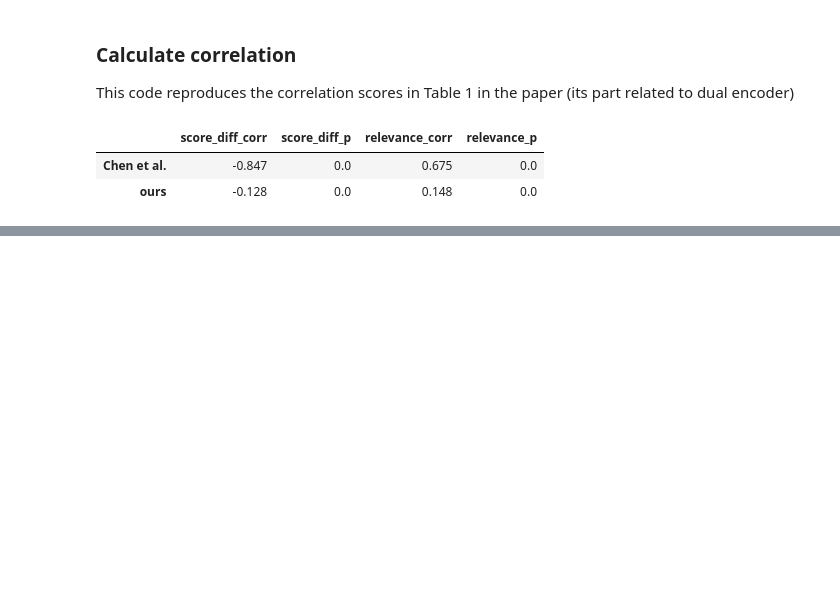
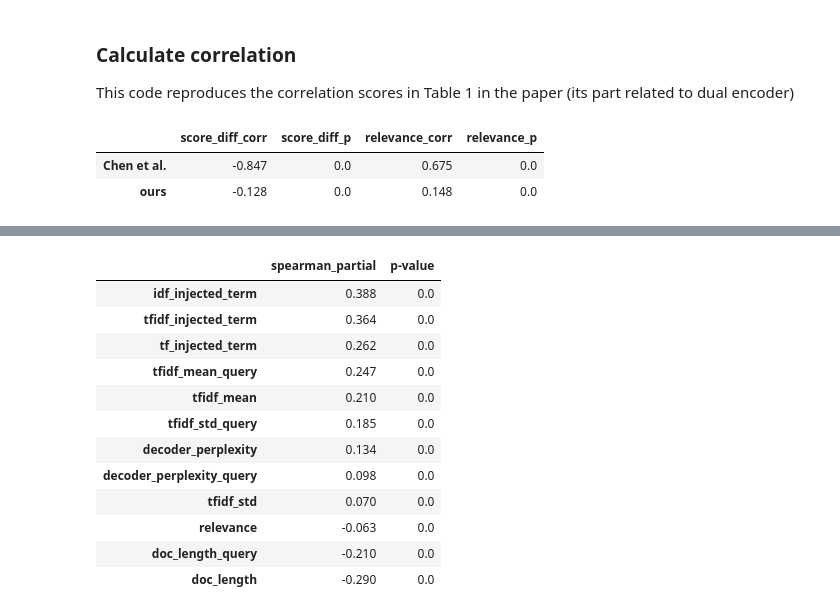
Before and after one commit to polgrisha/best-practices-ir-patching, a Jupyter notebook: notebooks/dual_encoder_correlation_analysis_TFC1.ipynb, the cells around one changed output, grey strips where cells are left out. Saved outputs shown, nothing was run; the diff lists cells and outputs as text; code cells hidden in the pictures; blank space fills up the shorter version.

```diff
--- a/notebooks/dual_encoder_correlation_analysis_TFC1.ipynb
+++ b/notebooks/dual_encoder_correlation_analysis_TFC1.ipynb
@@ -180,0 +205,21 @@ pd.DataFrame(correlation_scores).T.round(3)
+# %%
+features = ['score_delta', 'relevance', 'doc_length', 'doc_length_query', 'tfidf_injected_term', 'idf_injected_term', 'tf_injected_term', 'tfidf_mean', 'tfidf_std', 'doc_length', 'decoder_perplexity',
+            'tfidf_mean_query', 'tfidf_std_query', 'doc_length_query', 'decoder_perplexity_query']
+
+target_feature = 'patching_effect_absolute_mean'
+# %%
+output_partial_correlations(features, target_feature, query_doc_pairs, features_to_control=['score_delta']).T.sort_values('spearman_partial', ascending=False)
+# %% [output]
+|  | spearman_partial | p-value |
+| idf_injected_term | 0.388 | 0.0 |
+| tfidf_injected_term | 0.364 | 0.0 |
+| tf_injected_term | 0.262 | 0.0 |
+| tfidf_mean_query | 0.247 | 0.0 |
+| tfidf_mean | 0.210 | 0.0 |
+| tfidf_std_query | 0.185 | 0.0 |
+| decoder_perplexity | 0.134 | 0.0 |
+| decoder_perplexity_query | 0.098 | 0.0 |
+| tfidf_std | 0.070 | 0.0 |
+| relevance | -0.063 | 0.0 |
+| doc_length_query | -0.210 | 0.0 |
+| doc_length | -0.290 | 0.0 |
```
Also changed, not shown: parts of 4 cells of this notebook, 4 other files.
